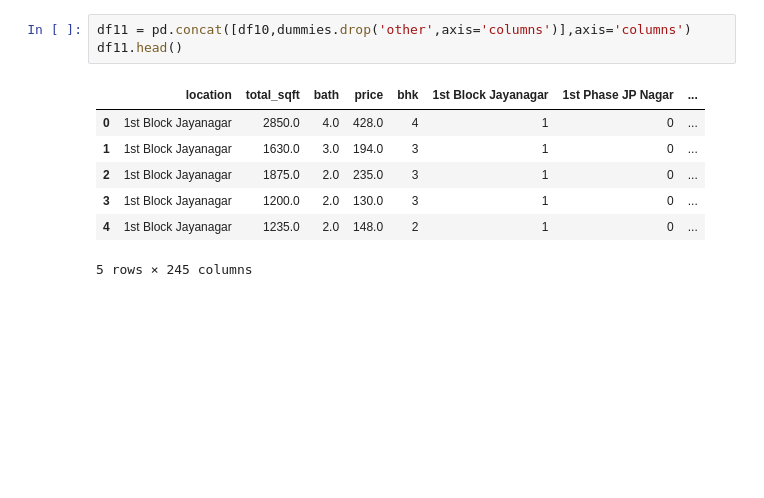
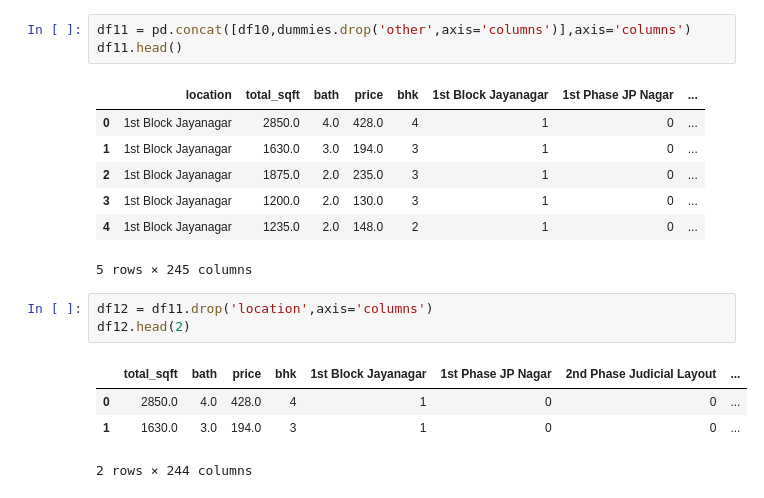
Before and after one commit to aka1sh/realestate, a Jupyter notebook: model/model.ipynb, the cells around one changed output. Cells and saved outputs as stored; diff of their text form; blank space fills up the shorter version.

Commit message:
dropping location

```diff
--- a/model/model.ipynb
+++ b/model/model.ipynb
@@ -285,3 +285,11 @@ df11.head()
 | 3 | 1st Block Jayanagar | 1200.0 | 2.0 | 130.0 | 3 | 1 | 0 | ... |
 | 4 | 1st Block Jayanagar | 1235.0 | 2.0 | 148.0 | 2 | 1 | 0 | ... |
 5 rows × 245 columns
+# %%
+df12 = df11.drop('location',axis='columns')
+df12.head(2)
+# %% [output]
+|  | total_sqft | bath | price | bhk | 1st Block Jayanagar | 1st Phase JP Nagar | 2nd Phase Judicial Layout | ... |
+| 0 | 2850.0 | 4.0 | 428.0 | 4 | 1 | 0 | 0 | ... |
+| 1 | 1630.0 | 3.0 | 194.0 | 3 | 1 | 0 | 0 | ... |
+2 rows × 244 columns
```
